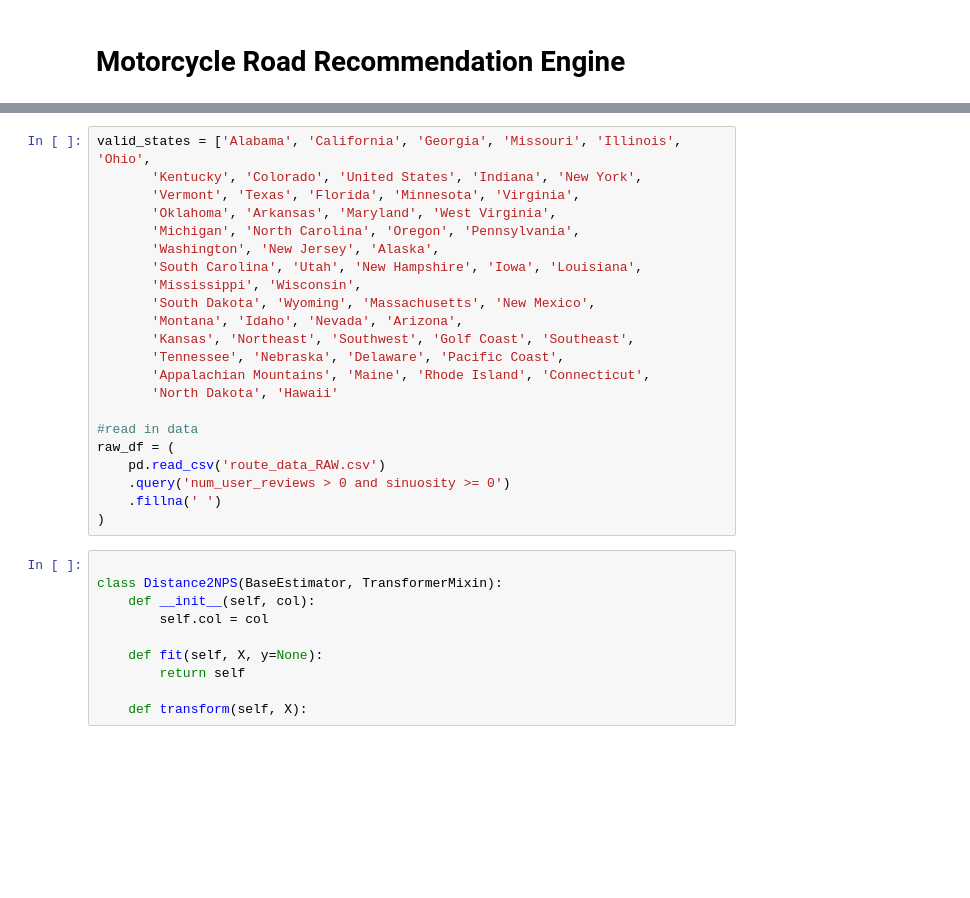
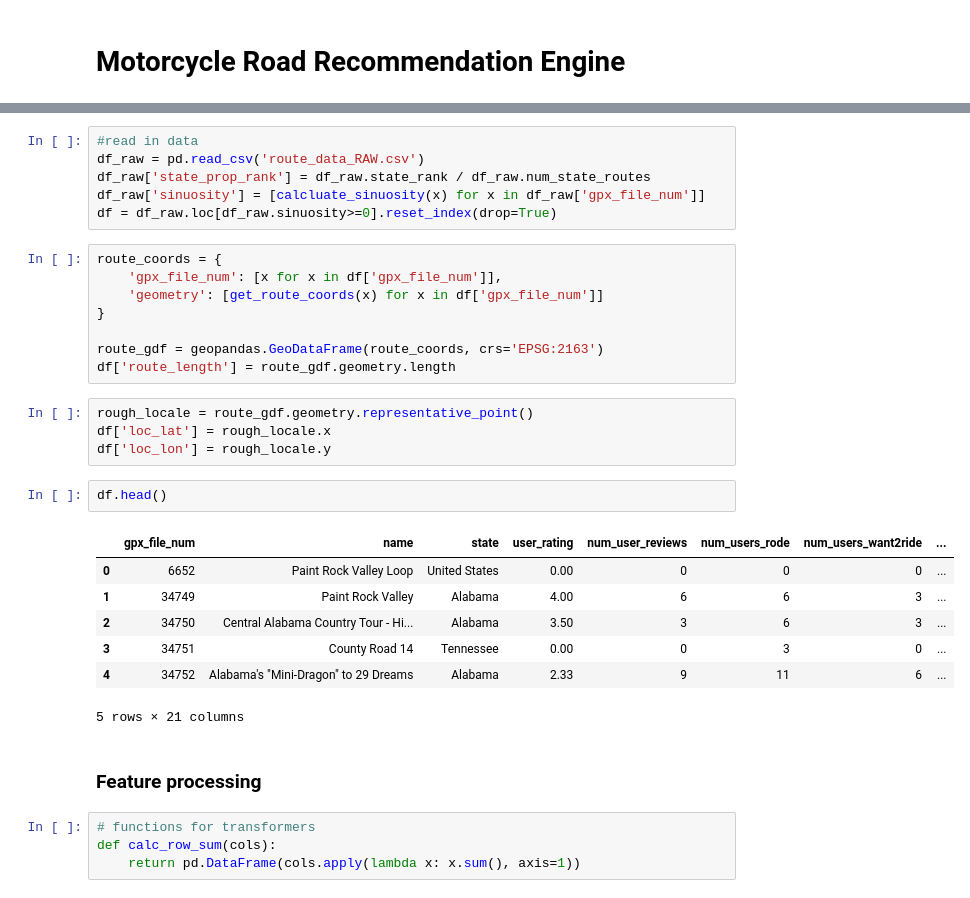
Before and after one commit to kweino/sunday-driver, a Jupyter notebook: MR_Route_Recommendation_Engine.ipynb, the cells around one changed output, grey strips where cells are left out. Drawn from its saved outputs; the diff is of its cells as text; blank space fills up the shorter version.

```diff
--- a/MR_Route_Recommendation_Engine.ipynb
+++ b/MR_Route_Recommendation_Engine.ipynb
@@ -49,32 +81,34 @@ def get_route_coords(gpx_file_num):
-# %%
-valid_states = ['Alabama', 'California', 'Georgia', 'Missouri', 'Illinois', 'Ohio',
-       'Kentucky', 'Colorado', 'United States', 'Indiana', 'New York',
-       'Vermont', 'Texas', 'Florida', 'Minnesota', 'Virginia',
-       'Oklahoma', 'Arkansas', 'Maryland', 'West Virginia',
-       'Michigan', 'North Carolina', 'Oregon', 'Pennsylvania',
-       'Washington', 'New Jersey', 'Alaska',
-       'South Carolina', 'Utah', 'New Hampshire', 'Iowa', 'Louisiana',
-       'Mississippi', 'Wisconsin',
-       'South Dakota', 'Wyoming', 'Massachusetts', 'New Mexico',
-       'Montana', 'Idaho', 'Nevada', 'Arizona',
-       'Kansas', 'Northeast', 'Southwest', 'Golf Coast', 'Southeast',
-       'Tennessee', 'Nebraska', 'Delaware', 'Pacific Coast',
-       'Appalachian Mountains', 'Maine', 'Rhode Island', 'Connecticut',
-       'North Dakota', 'Hawaii'
-
-#read in data
-raw_df = (
-    pd.read_csv('route_data_RAW.csv')
-    .query('num_user_reviews > 0 and sinuosity >= 0')
-    .fillna(' ')
-)
-# %%
-
-class Distance2NPS(BaseEstimator, TransformerMixin):
-    def __init__(self, col):
-        self.col = col
-
-    def fit(self, X, y=None):
-        return self
-
-    def transform(self, X):
+# %%
+#read in data
+df_raw = pd.read_csv('route_data_RAW.csv')
+df_raw['state_prop_rank'] = df_raw.state_rank / df_raw.num_state_routes
+df_raw['sinuosity'] = [calcluate_sinuosity(x) for x in df_raw['gpx_file_num']]
+df = df_raw.loc[df_raw.sinuosity>=0].reset_index(drop=True)
+# %%
+route_coords = {
+    'gpx_file_num': [x for x in df['gpx_file_num']],
+    'geometry': [get_route_coords(x) for x in df['gpx_file_num']]
+}
+
+route_gdf = geopandas.GeoDataFrame(route_coords, crs='EPSG:2163')
+df['route_length'] = route_gdf.geometry.length
+# %%
+rough_locale = route_gdf.geometry.representative_point()
+df['loc_lat'] = rough_locale.x
+df['loc_lon'] = rough_locale.y
+# %%
+df.head()
+# %% [output]
+|  | gpx_file_num | name | state | user_rating | num_user_reviews | num_users_rode | num_users_want2ride | ... |
+| 0 | 6652 | Paint Rock Valley Loop | United States | 0.00 | 0 | 0 | 0 | ... |
+| 1 | 34749 | Paint Rock Valley | Alabama | 4.00 | 6 | 6 | 3 | ... |
+| 2 | 34750 | Central Alabama Country Tour - Hi... | Alabama | 3.50 | 3 | 6 | 3 | ... |
+| 3 | 34751 | County Road 14 | Tennessee | 0.00 | 0 | 3 | 0 | ... |
+| 4 | 34752 | Alabama's "Mini-Dragon" to 29 Dreams | Alabama | 2.33 | 9 | 11 | 6 | ... |
+5 rows × 21 columns
+# %% [markdown]
+### Feature processing
+# %%
+# functions for transformers
+def calc_row_sum(cols):
+    return pd.DataFrame(cols.apply(lambda x: x.sum(), axis=1))
```
Also changed, not shown: parts of 10 cells of this notebook, 1 other file.
